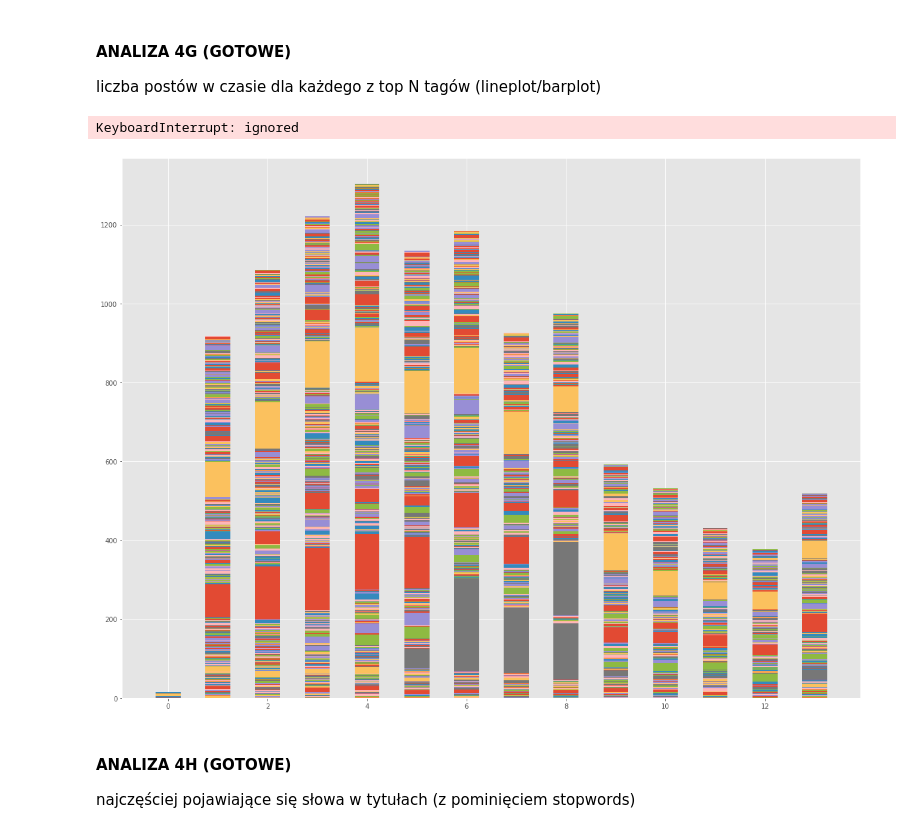
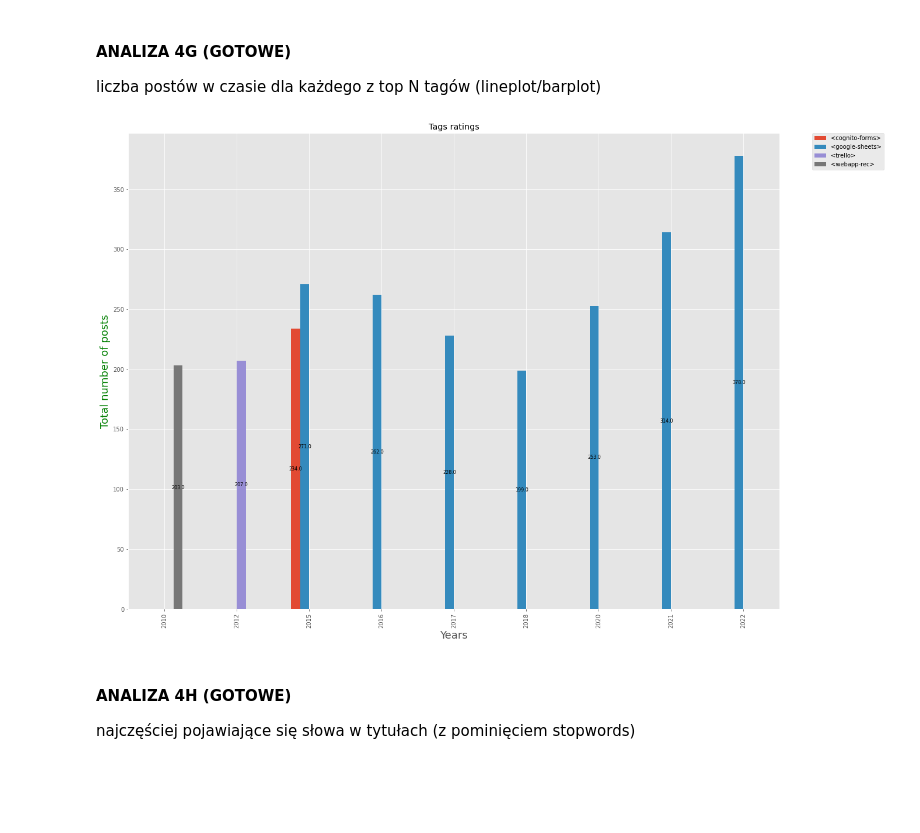
Before and after one commit to andyradz/aplios.solutions, a Jupyter notebook: introduce.ipynb, the cells around one changed output. Cells and saved outputs as stored; diff of their text form; code cells hidden in the pictures; blank space fills up the shorter version.

```diff
--- a/introduce.ipynb
+++ b/introduce.ipynb
@@ -943,16 +943,17 @@ postsDFAnalize4G = spark \
                    .select(col('Tags'), col('Year').cast('integer')) \
                    .groupBy("Tags", "Year") \
                    .agg(count("Tags").alias("Toptags"), count('Year').alias('countposts')) \
-                   .orderBy(col('Toptags').desc(), col('Year').desc())
+                   .orderBy(col('Toptags').desc(), col('Year').desc()) \
+                   .limit(10)
                    #.show(n=1000, truncate=False)
 
 pdDF = postsDFAnalize4G.toPandas()
 pdDF = pdDF.pivot(index='Year', columns='Tags', values='Toptags')
+#pdDF = pdDF.pivot(index='Month', columns='Year', values='Count')
 
-#print(pdDF)
 
 plotdata = pdDF
-ax=plotdata.plot(kind='bar', stacked=True, figsize=(20, 15))
+ax=plotdata.plot(kind='bar', figsize=(20, 15))
 #ax2 = ax.twinx()
 #ax2.set_ylabel('Total number of posts', color = 'b', fontsize=18)
 ax.set_ylabel("Total number of posts", color = 'g', fontsize=18)
@@ -960,35 +961,34 @@ plt.style.use('ggplot')
 plt.title("Tags ratings")
 plt.xlabel("Years")
 plt.ylabel("Number of posts")
 plt.legend(loc="upper left")
 
 
 # .patches is everything inside of the chart
 for rect in ax.patches:
     # Find where everything is located
     height = rect.get_height()
     width = rect.get_width()
     x = rect.get_x()
     y = rect.get_y()
 
     # The height of the bar is the data value and can be used as the label
     label_text = f'{height}'  # f'{height:.2f}' to format decimal values
 
     # ax.text(x, y, text)
     label_x = x + width / 2
     label_y = y + height / 2
 
     # plot only when height is greater than specified value
     if height > 0:
         ax.text(label_x, label_y, label_text, ha='center', va='center', fontsize=8)
 
 ax.legend(bbox_to_anchor=(1.05, 1), loc='upper left', borderaxespad=0.)
 ax.set_ylabel("Total number of posts", fontsize=18)
 ax.set_xlabel("Years", fontsize=18)
 plt.show()
 # %% [output]
-KeyboardInterrupt: ignored
-[figure, old version]
+[figure, new version]
 # %% [markdown]
 #### ANALIZA 4H (GOTOWE)
 najczęściej pojawiające się słowa w tytułach (z pominięciem stopwords)
```
Also changed, not shown: parts of 3 cells of this notebook.
